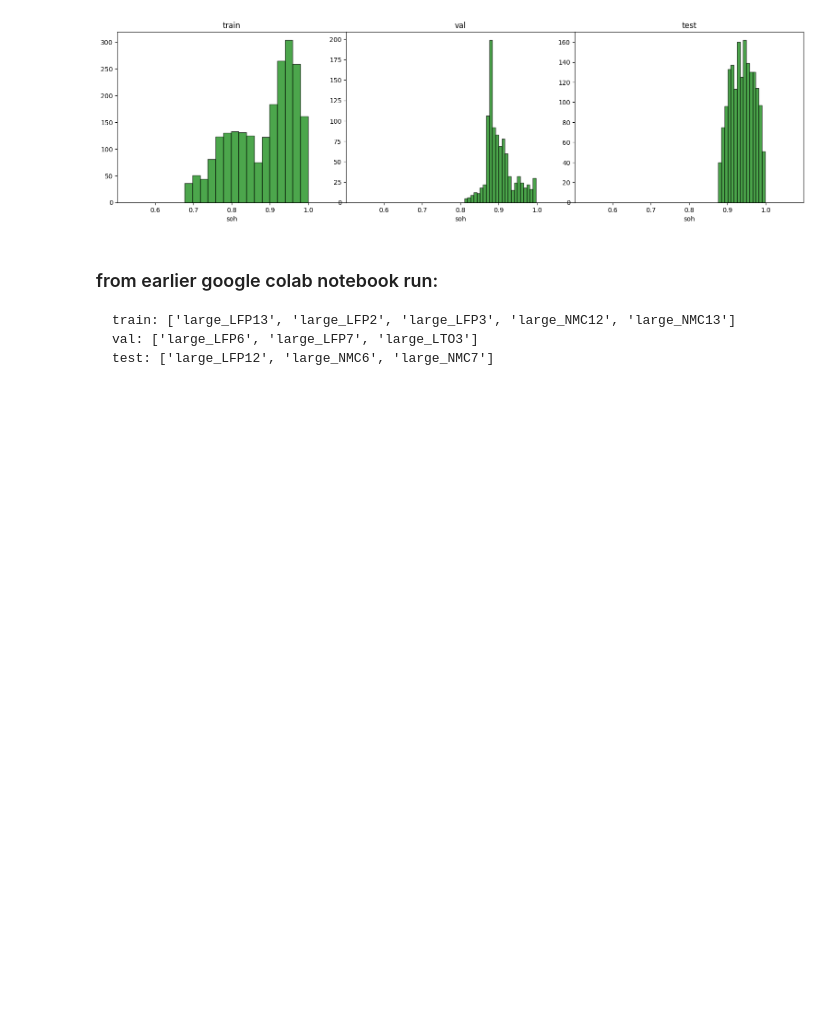
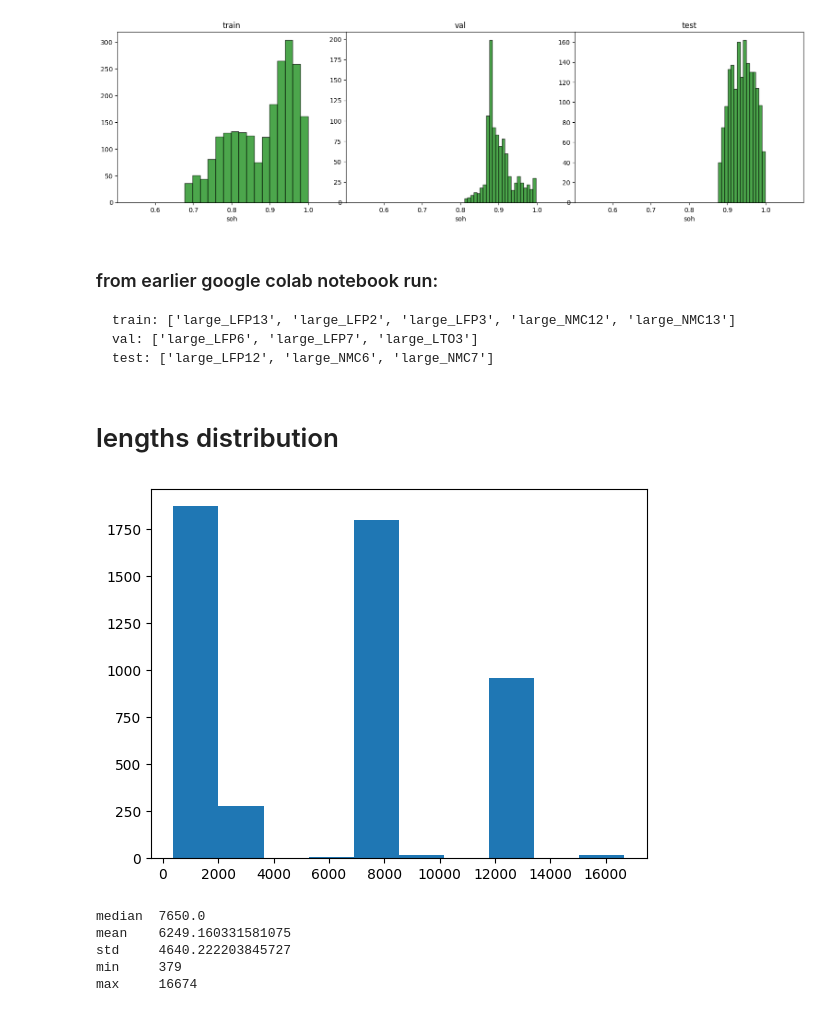
Before and after one commit to palkop11/soh-ml, a Jupyter notebook: eda_and_split.ipynb, the cells around one changed output. Drawn from its saved outputs; the diff is of its cells as text; code cells hidden in the pictures; blank space fills up the shorter version.

````diff
--- a/eda_and_split.ipynb
+++ b/eda_and_split.ipynb
@@ -290,7 +290,7 @@ class SingleBatteryDataset(Dataset):
                 x_step : int = 1,
                 x_npz_key : str = 'current_voltage_unitless',
                 normalize : dict[callable] = {},
-                n_diff : int or None = None,
+                n_diff : int | None = None,
             ):
         super().__init__()
         self.battery_path = battery_path
@@ -1000,3 +1000,5 @@ train: ['large_LFP13', 'large_LFP2', 'large_LFP3', 'large_NMC12', 'large_NMC13']
 val: ['large_LFP6', 'large_LFP7', 'large_LTO3']
 test: ['large_LFP12', 'large_NMC6', 'large_NMC7']
 ```
+# %% [markdown]
+# lengths distribution
@@ -1002,0 +1011,30 @@ test: ['large_LFP12', 'large_NMC6', 'large_NMC7']
+# %%
+info = make_batteries_info('./DATA/dataset_v5_ts_npz')
+blacklist = SPLITS['blacklist']
+whitelist_info = info.query('ID not in @blacklist')
+
+dataset = DataSetCreation(whitelist_info).dataset
+
+lengths = []
+for sample in dataset:
+    x = sample['x']
+    lengths.append(len(x))
+
+lengths = np.array(lengths)
+
+plt.figure()
+plt.hist(lengths)
+plt.show()
+
+print(f"median\t{np.median(lengths)}")
+print(f"mean\t{np.mean(lengths)}")
+print(f"std\t{np.std(lengths)}")
+print(f"min\t{np.min(lengths)}")
+print(f"max\t{np.max(lengths)}")
+# %% [output]
+[figure, added]
+median  7650.0
+mean    6249.160331581075
+std     4640.222203845727
+min     379
+max     16674
````
Also changed, not shown: parts of 1 cell of this notebook, 3 other files.
